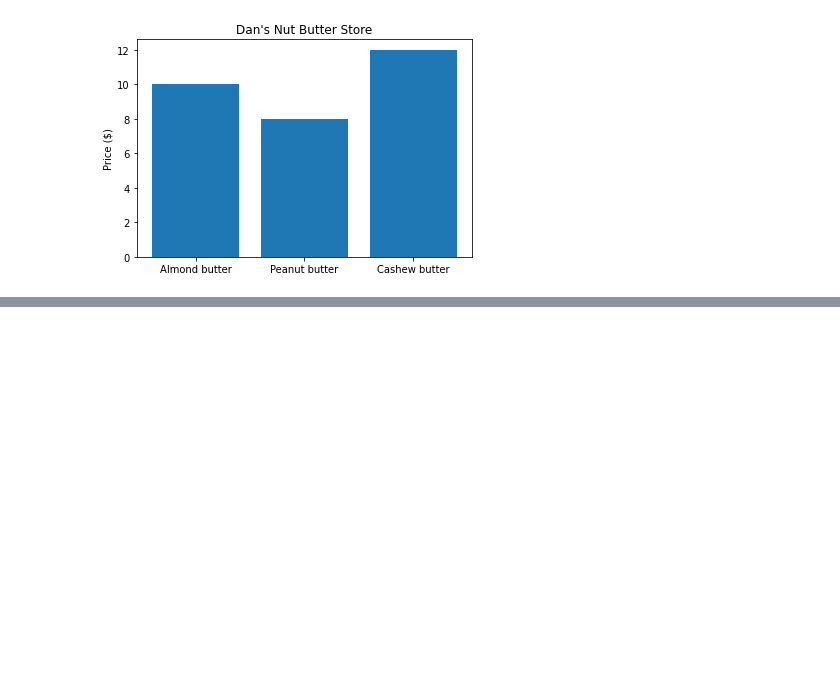
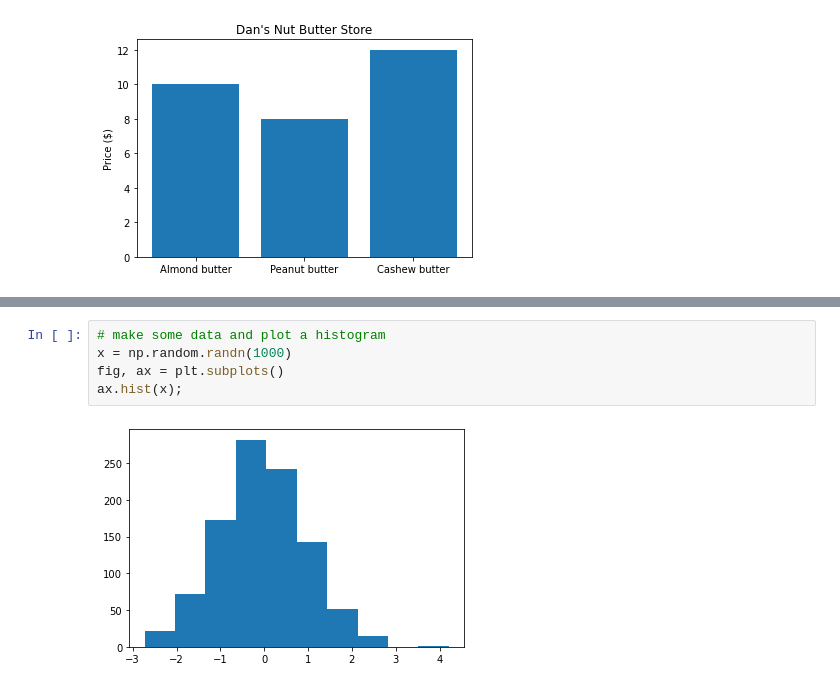
Before and after one commit to parth-bhadra/ml-101, a Jupyter notebook: introduction-to-matplotlib.ipynb, the cells around one changed output, grey strips where cells are left out. Drawn from its saved outputs; the diff is of its cells as text; blank space fills up the shorter version.

```diff
--- a/introduction-to-matplotlib.ipynb
+++ b/introduction-to-matplotlib.ipynb
@@ -115,0 +121,7 @@ ax.set(title="Dan's Nut Butter Store",
+# %%
+# make some data and plot a histogram
+x = np.random.randn(1000)
+fig, ax = plt.subplots()
+ax.hist(x);
+# %% [output]
+[figure, added]
```
Also changed, not shown: parts of 45 cells of this notebook, 3 other files.
